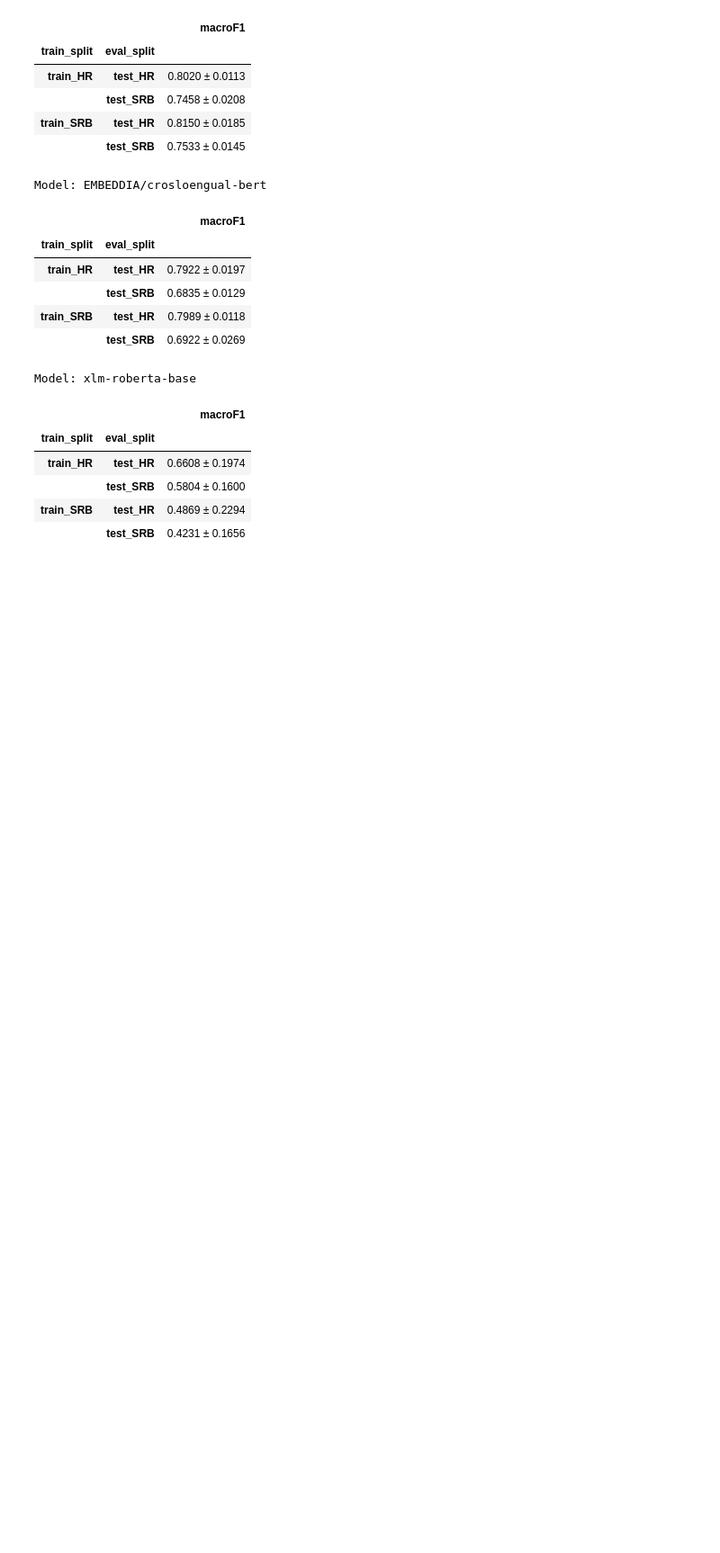
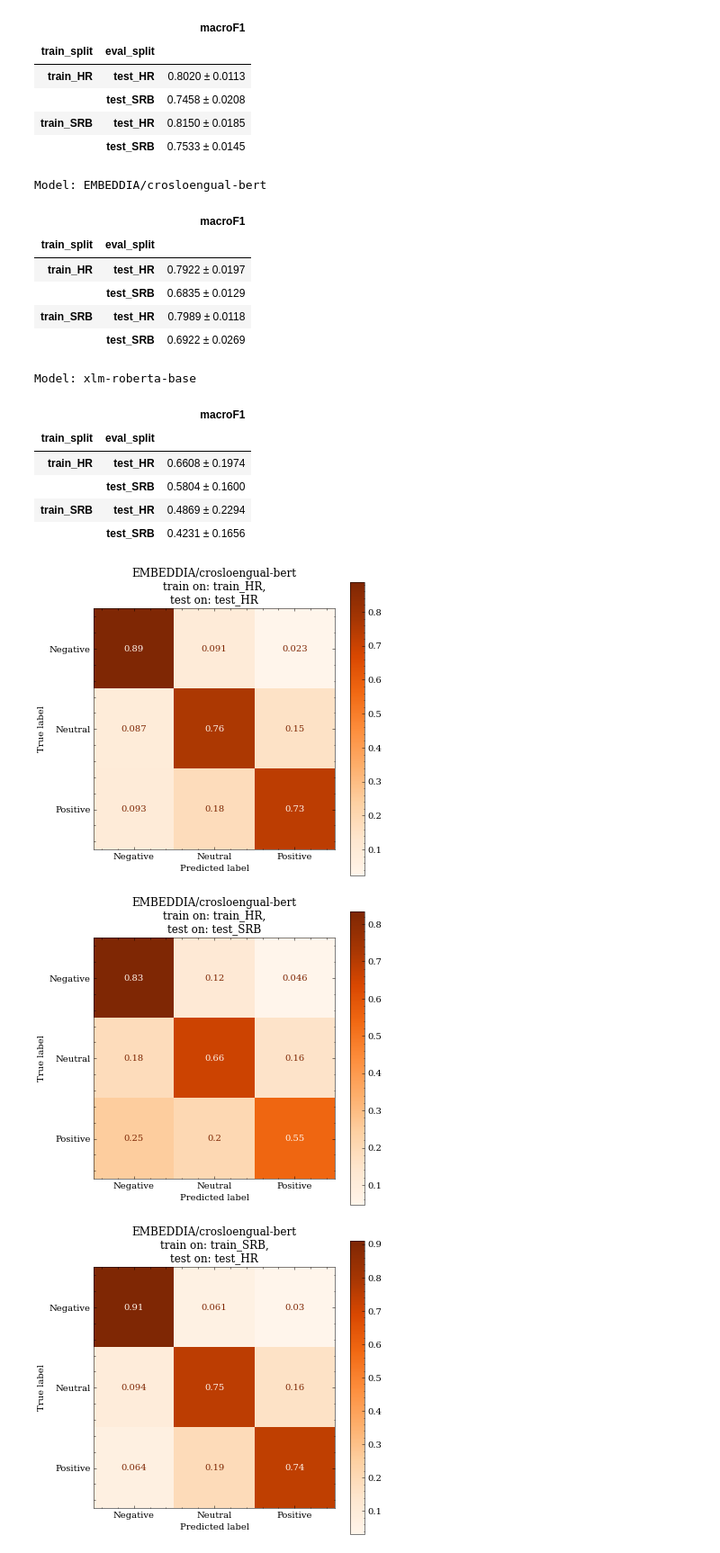
Before and after one commit to 5roop/task10, a Jupyter notebook: 006_results_analysis.ipynb, the cells around one changed output. Shown: that part at 90% size. Saved outputs shown, nothing was run; the diff lists cells and outputs as text; code cells hidden in the pictures; blank space fills up the shorter version.

```diff
--- a/006_results_analysis.ipynb
+++ b/006_results_analysis.ipynb
@@ -156,3 +156,35 @@ Model: xlm-roberta-base
 |  | test_SRB | 0.5804 ± 0.1600 |
 | train_SRB | test_HR | 0.4869 ± 0.2294 |
 |  | test_SRB | 0.4231 ± 0.1656 |
+# %%
+import matplotlib.pyplot as plt
+plt.style.use(['science', 'no-latex'])
+from sklearn.metrics import ConfusionMatrixDisplay
+
+for model in ["EMBEDDIA/crosloengual-bert", "classla/bcms-bertic"]:
+    for train in ["train_HR", "train_SRB"]:
+        for test in ["test_HR", "test_SRB"]:
+            C_model = df.model_name==model
+            C_train = df.train_split == train
+            C_test = df.eval_split == test
+            subset = df[C_model & C_train & C_test]
+            y_true = []
+            y_pred = []
+            for i in subset.y_true.values:
+                y_true.extend(i)
+            for i in subset.y_pred.values:
+                y_pred.extend(i)
+            fig, ax = plt.subplots(figsize=(6,6))
+            ConfusionMatrixDisplay.from_predictions(
+            y_true, y_pred, cmap="Oranges", labels=["Negative", "Neutral", "Positive"],
+            ax = ax,
+            normalize="true"
+            )
+            plt.title(f"{model}\ntrain on: {train},\ntest on: {test}")
+            plt.savefig(f"images/CMs/006_{model.replace('/', '_')}_{train=}_{test=}.png")
+            plt.savefig(f"images/CMs/006_{model.replace('/', '_')}_{train=}_{test=}.pdf")
+            plt.show()
+# %% [output]
+[figure, added]
+[figure, added]
+[figure, added]
```
Also changed, not shown: parts of 2 cells of this notebook, 17 other files.
